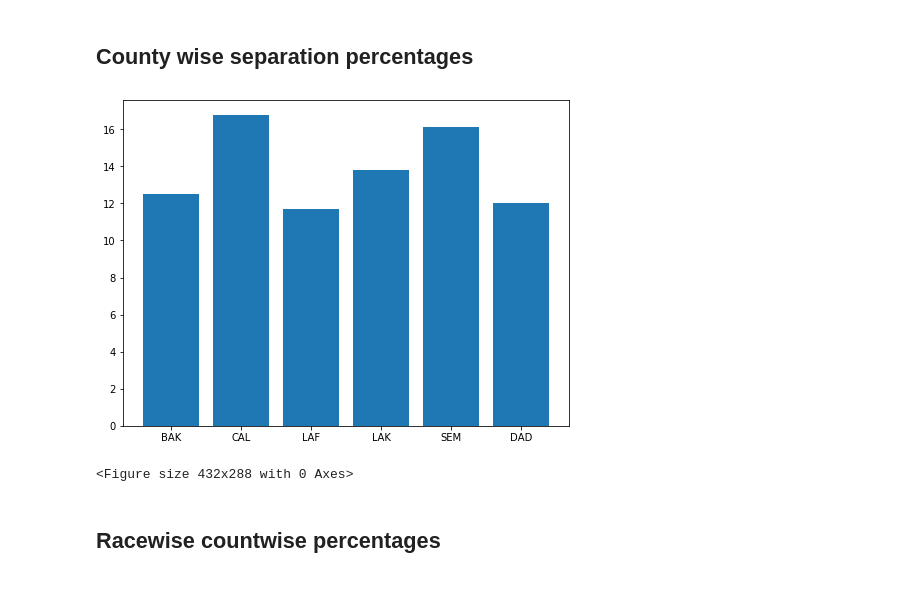
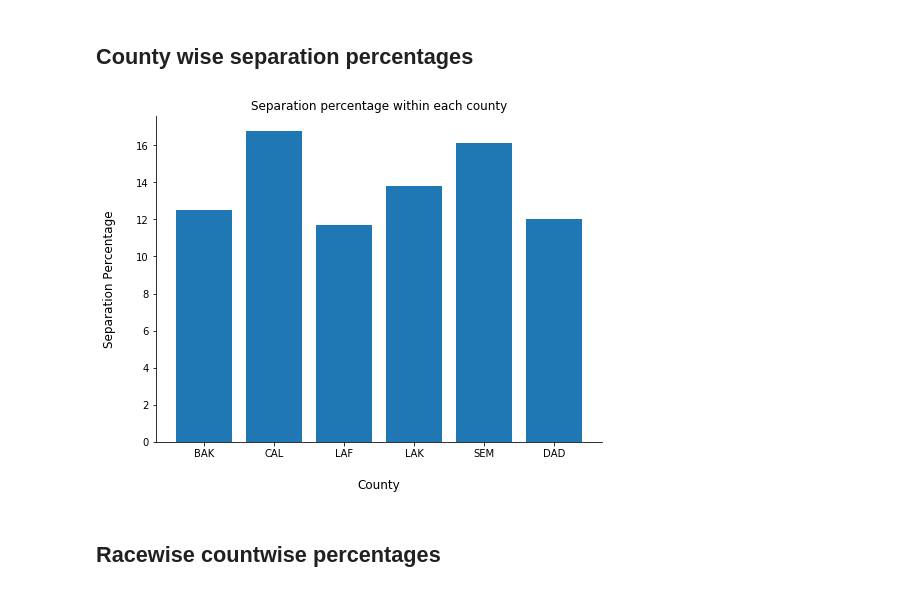
Before and after one commit to ParasAvkirkar/PoliticalPolarizationAndMarriage, a Jupyter notebook: plottingScripts.ipynb, the cells around one changed output. Saved outputs shown, nothing was run; the diff lists cells and outputs as text; code cells hidden in the pictures.

```diff
--- a/plottingScripts.ipynb
+++ b/plottingScripts.ipynb
@@ -229,11 +262,14 @@ for county_f in county_files:
 # %%
 figures, axes = plt.subplots(ncols=1, nrows=1, figsize=(8,6))
 axes.bar(county_names, county_percents)
-plt.show()
+axes.spines['right'].set_visible(False)
+axes.spines['top'].set_visible(False)
+axes.set_title('Separation percentage within each county')
+axes.set_xlabel('County', labelpad=20, size=12)
+axes.set_ylabel('Separation Percentage', labelpad=20, size=12)
 plt.savefig("county_wise_percent_separation")
 # %% [output]
-[figure, old version]
+[figure, new version]
-<Figure size 432x288 with 0 Axes>
 # %% [markdown]
 ## Racewise countwise percentages
 # %%
```
Also changed, not shown: parts of 9 cells of this notebook, 6 other files.
